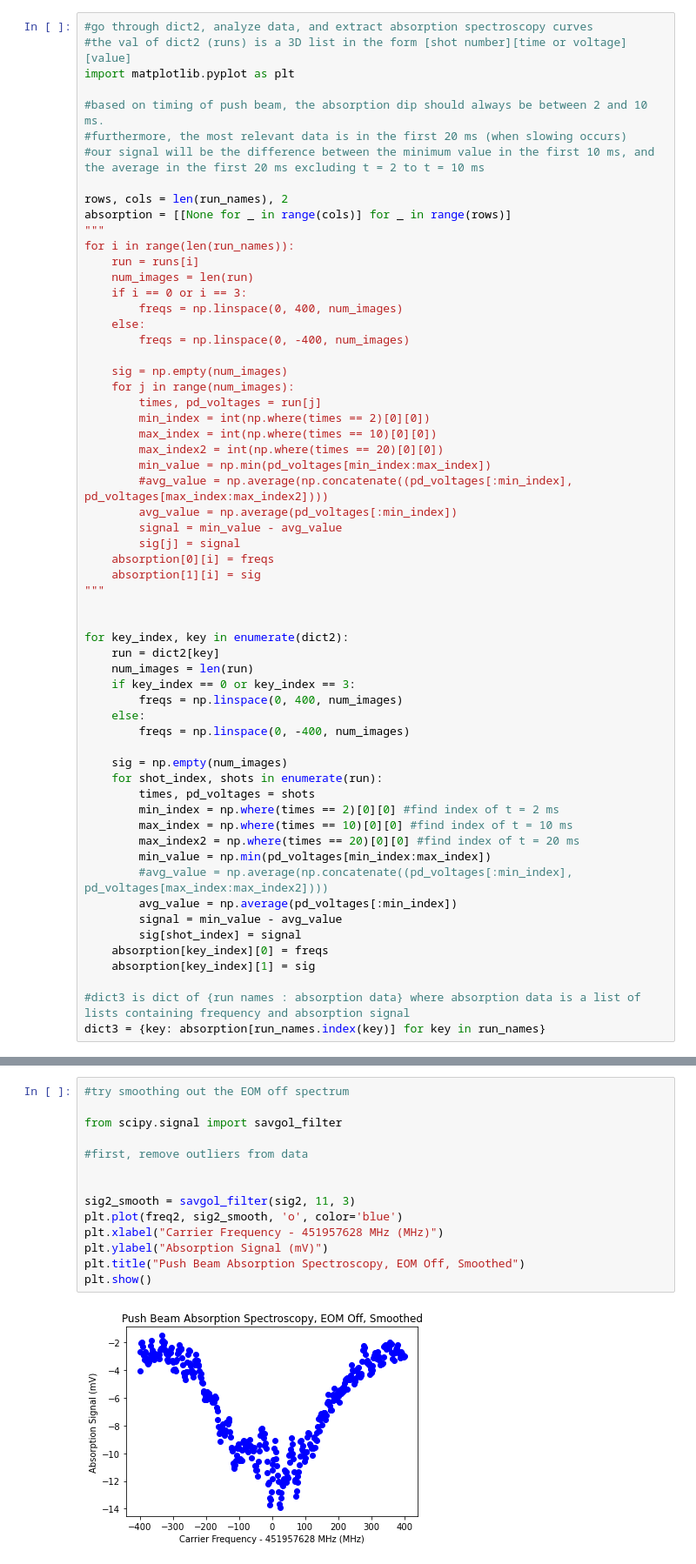
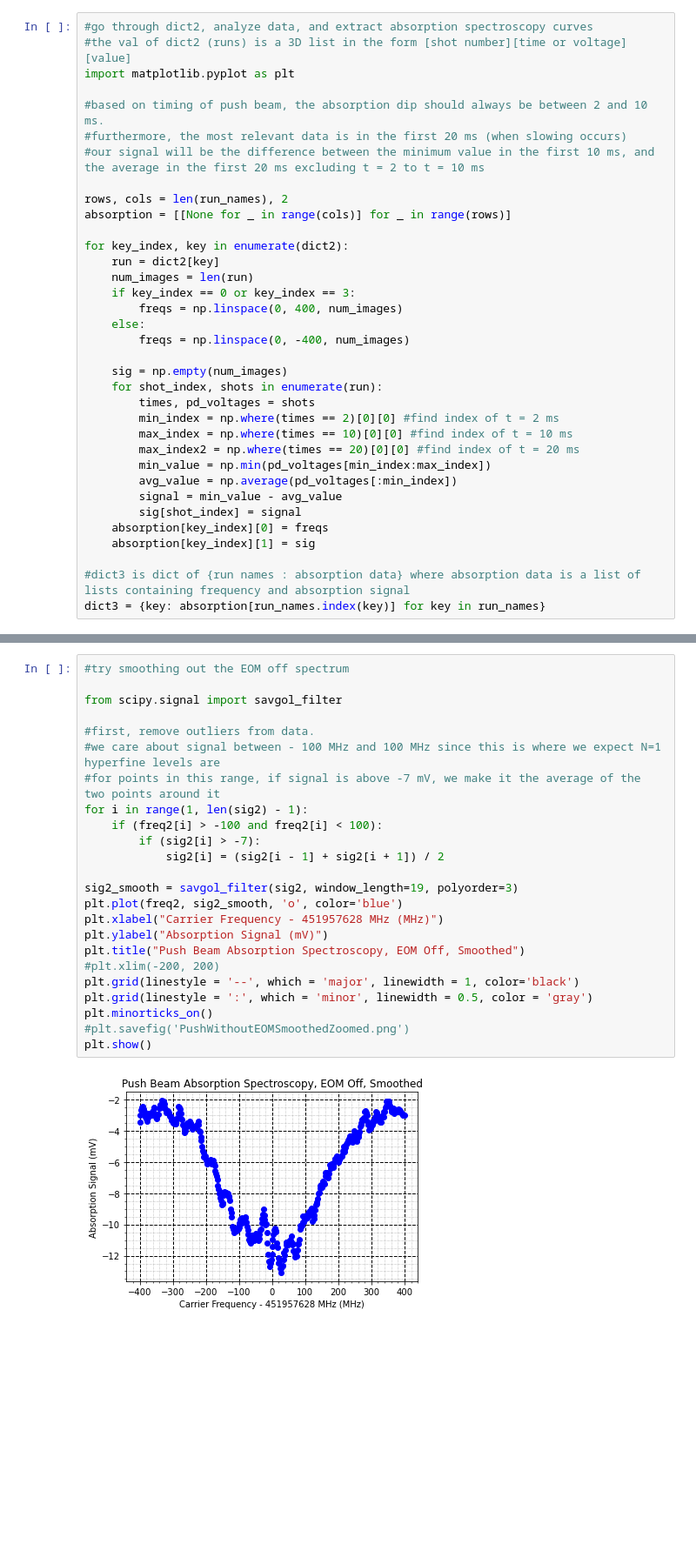
Before and after one commit to geoffrey-zheng/SrF-Calcs, a Jupyter notebook: Push-Beam/PushInCellAbsorption.ipynb, the cells around one changed output, grey strips where cells are left out. Shown at 87% size. Drawn from its saved outputs; the diff is of its cells as text; blank space fills up the shorter version.

```diff
--- a/Push-Beam/PushInCellAbsorption.ipynb
+++ b/Push-Beam/PushInCellAbsorption.ipynb
@@ -54,30 +54,6 @@ import matplotlib.pyplot as plt
 
 rows, cols = len(run_names), 2
 absorption = [[None for _ in range(cols)] for _ in range(rows)]
-"""
-for i in range(len(run_names)):
-    run = runs[i]
-    num_images = len(run)
-    if i == 0 or i == 3:
-        freqs = np.linspace(0, 400, num_images)
-    else:
-        freqs = np.linspace(0, -400, num_images)
-
-    sig = np.empty(num_images)
-    for j in range(num_images):
-        times, pd_voltages = run[j]
-        min_index = int(np.where(times == 2)[0][0])
-        max_index = int(np.where(times == 10)[0][0])
-        max_index2 = int(np.where(times == 20)[0][0])
-        min_value = np.min(pd_voltages[min_index:max_index])
-        #avg_value = np.average(np.concatenate((pd_voltages[:min_index], pd_voltages[max_index:max_index2])))
-        avg_value = np.average(pd_voltages[:min_index])
-        signal = min_value - avg_value
-        sig[j] = signal
-    absorption[0][i] = freqs
-    absorption[1][i] = sig
-"""
-
 
 for key_index, key in enumerate(dict2):
     run = dict2[key]
@@ -94,7 +70,6 @@ for key_index, key in enumerate(dict2):
         max_index = np.where(times == 10)[0][0] #find index of t = 10 ms
         max_index2 = np.where(times == 20)[0][0] #find index of t = 20 ms
         min_value = np.min(pd_voltages[min_index:max_index])
-        #avg_value = np.average(np.concatenate((pd_voltages[:min_index], pd_voltages[max_index:max_index2])))
         avg_value = np.average(pd_voltages[:min_index])
         signal = min_value - avg_value
         sig[shot_index] = signal
@@ -133,16 +115,26 @@ plt.show()
 # %%
 #try smoothing out the EOM off spectrum
 
 from scipy.signal import savgol_filter
 
-#first, remove outliers from data
+#first, remove outliers from data.
+#we care about signal between - 100 MHz and 100 MHz since this is where we expect N=1 hyperfine levels are
+#for points in this range, if signal is above -7 mV, we make it the average of the two points around it
+for i in range(1, len(sig2) - 1):
+    if (freq2[i] > -100 and freq2[i] < 100):
+        if (sig2[i] > -7):
+            sig2[i] = (sig2[i - 1] + sig2[i + 1]) / 2
 
-
-sig2_smooth = savgol_filter(sig2, 11, 3)
+sig2_smooth = savgol_filter(sig2, window_length=19, polyorder=3)
 plt.plot(freq2, sig2_smooth, 'o', color='blue')
 plt.xlabel("Carrier Frequency - 451957628 MHz (MHz)")
 plt.ylabel("Absorption Signal (mV)")
 plt.title("Push Beam Absorption Spectroscopy, EOM Off, Smoothed")
+#plt.xlim(-200, 200)
+plt.grid(linestyle = '--', which = 'major', linewidth = 1, color='black')
+plt.grid(linestyle = ':', which = 'minor', linewidth = 0.5, color = 'gray')
+plt.minorticks_on()
+#plt.savefig('PushWithoutEOMSmoothedZoomed.png')
 plt.show()
 # %% [output]
-[figure, old version]
+[figure, new version]
```
Also changed, not shown: parts of 1 cell of this notebook.
